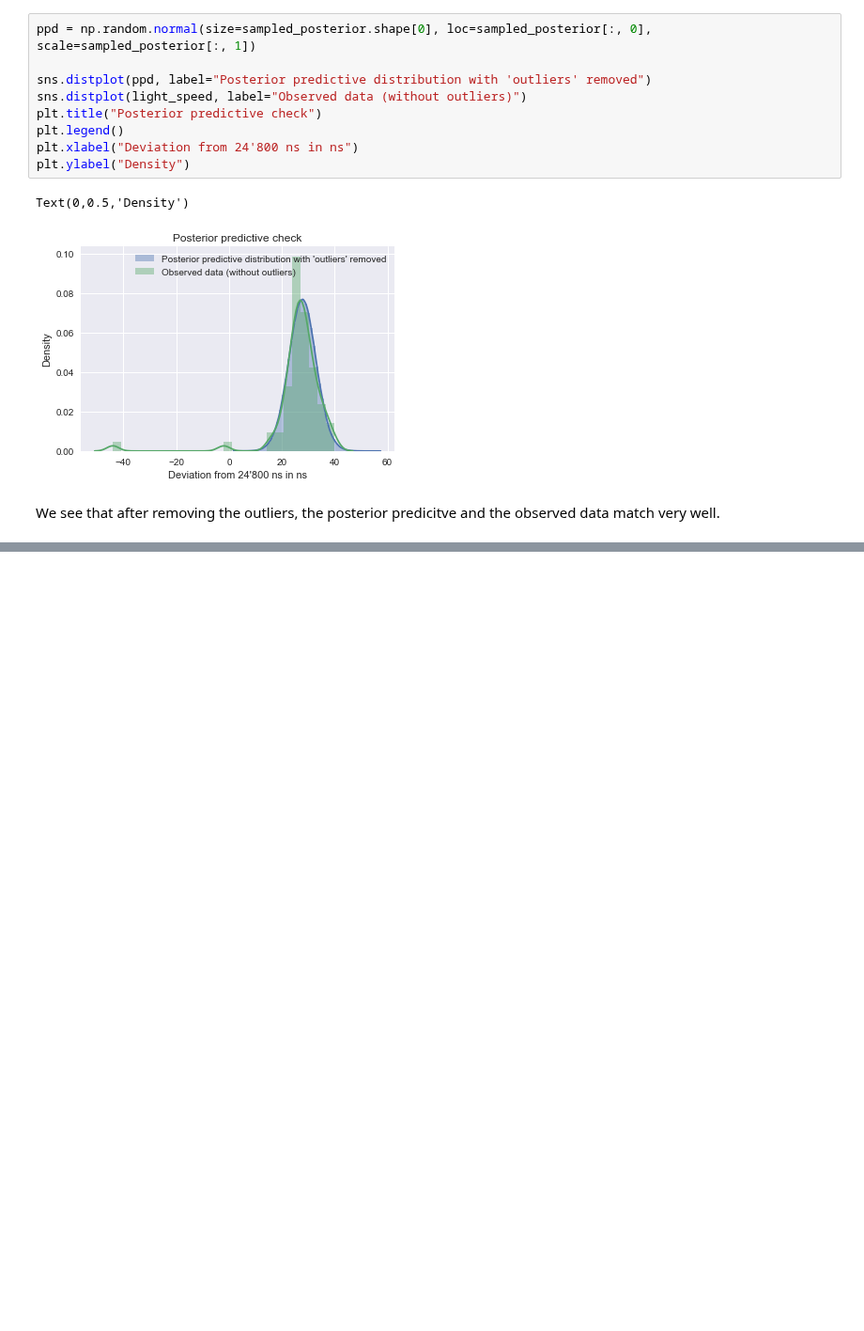
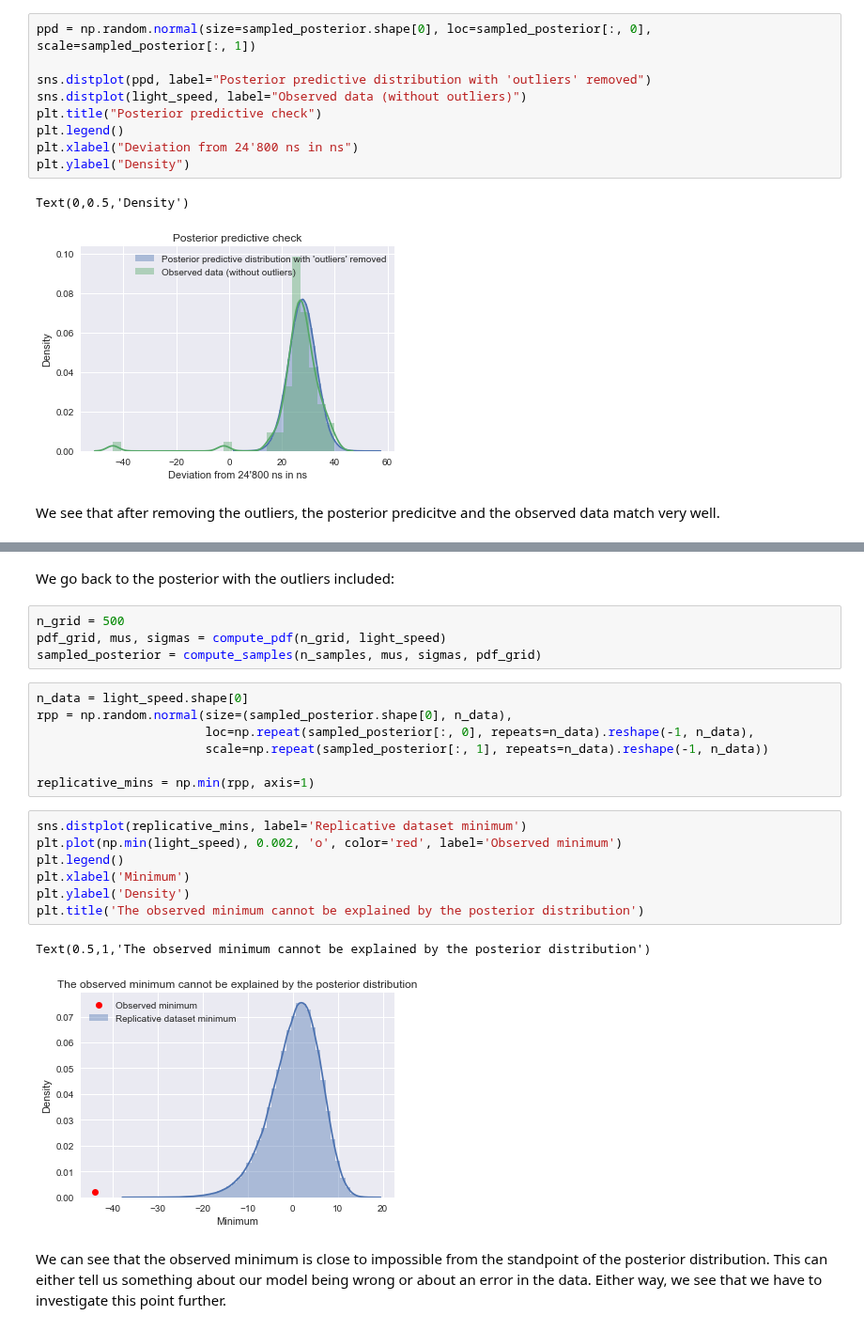
Before and after one commit to NOllAl/AM207HW, a Jupyter notebook: hw4/AM207_HW4.ipynb, the cells around one changed output, grey strips where cells are left out. Shown at 94% size. Drawn from its saved outputs; the diff is of its cells as text; blank space fills up the shorter version.

```diff
--- a/hw4/AM207_HW4.ipynb
+++ b/hw4/AM207_HW4.ipynb
@@ -579,0 +578,25 @@ We see that after removing the outliers, the posterior predicitve and the observ
+# %% [markdown]
+We go back to the posterior with the outliers included:
+# %%
+n_grid = 500
+pdf_grid, mus, sigmas = compute_pdf(n_grid, light_speed)
+sampled_posterior = compute_samples(n_samples, mus, sigmas, pdf_grid)
+# %%
+n_data = light_speed.shape[0]
+rpp = np.random.normal(size=(sampled_posterior.shape[0], n_data),
+                       loc=np.repeat(sampled_posterior[:, 0], repeats=n_data).reshape(-1, n_data),
+                       scale=np.repeat(sampled_posterior[:, 1], repeats=n_data).reshape(-1, n_data))
+
+replicative_mins = np.min(rpp, axis=1)
+# %%
+sns.distplot(replicative_mins, label='Replicative dataset minimum')
+plt.plot(np.min(light_speed), 0.002, 'o', color='red', label='Observed minimum')
+plt.legend()
+plt.xlabel('Minimum')
+plt.ylabel('Density')
+plt.title('The observed minimum cannot be explained by the posterior distribution')
+# %% [output]
+Text(0.5,1,'The observed minimum cannot be explained by the posterior distribution')
+[figure, added]
+# %% [markdown]
+We can see that the observed minimum is close to impossible from the standpoint of the posterior distribution. This can either tell us something about our model being wrong or about an error in the data. Either way, we see that we have to investigate this point further.
```
Also changed, not shown: parts of 2 cells of this notebook.
